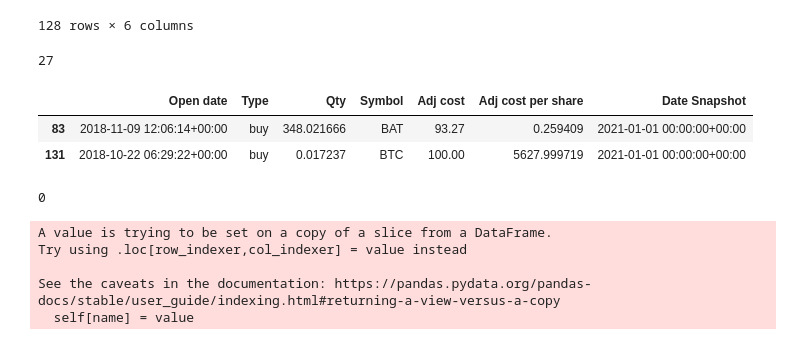
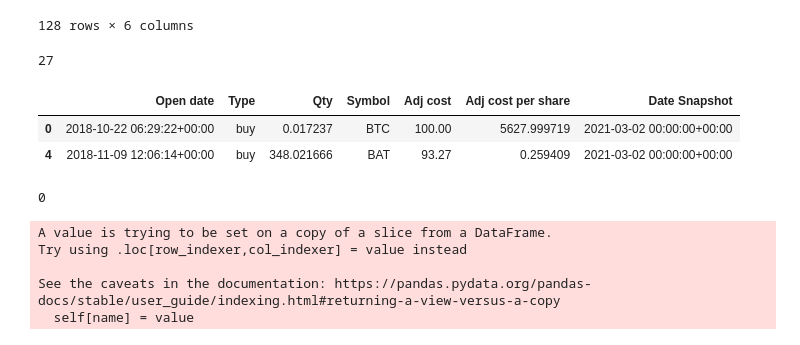
Before and after one commit to giocaizzi/surfingcrypto, a Jupyter notebook: notebooks/portfolio.ipynb, the cells around one changed output. Saved outputs shown, nothing was run; the diff lists cells and outputs as text; code cells hidden in the pictures.

```diff
--- a/notebooks/portfolio.ipynb
+++ b/notebooks/portfolio.ipynb
@@ -113,11 +132,11 @@ print(len(active_portfolio.Symbol.unique()))
 # %%
 positions_per_day=t.time_fill()
 # %%
-positions_per_day[0]
+positions_per_day[60]
 # %% [output]
 |  | Open date | Type | Qty | Symbol | Adj cost | Adj cost per share | Date Snapshot |
-| 83 | 2018-11-09 12:06:14+00:00 | buy | 348.021666 | BAT | 93.27 | 0.259409 | 2021-01-01 00:00:00+00:00 |
-| 131 | 2018-10-22 06:29:22+00:00 | buy | 0.017237 | BTC | 100.00 | 5627.999719 | 2021-01-01 00:00:00+00:00 |
+| 0 | 2018-10-22 06:29:22+00:00 | buy | 0.017237 | BTC | 100.00 | 5627.999719 | 2021-03-02 00:00:00+00:00 |
+| 4 | 2018-11-09 12:06:14+00:00 | buy | 348.021666 | BAT | 93.27 | 0.259409 | 2021-03-02 00:00:00+00:00 |
 # %%
 i=0
 for day in positions_per_day:
```
Also changed, not shown: parts of 8 cells of this notebook, 2 other files.
